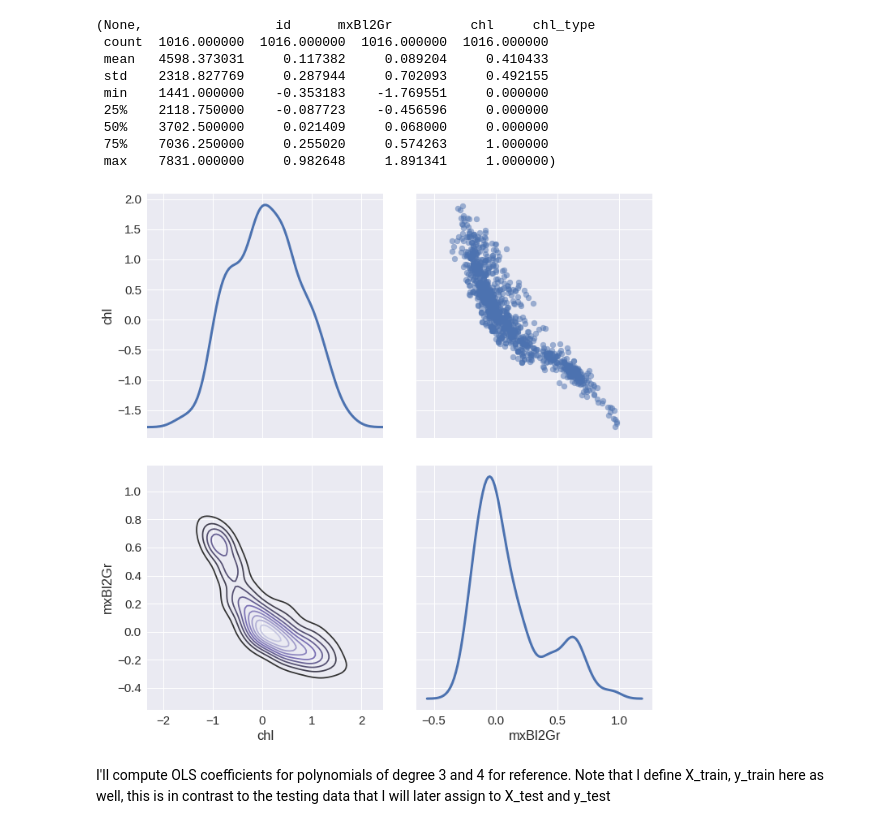
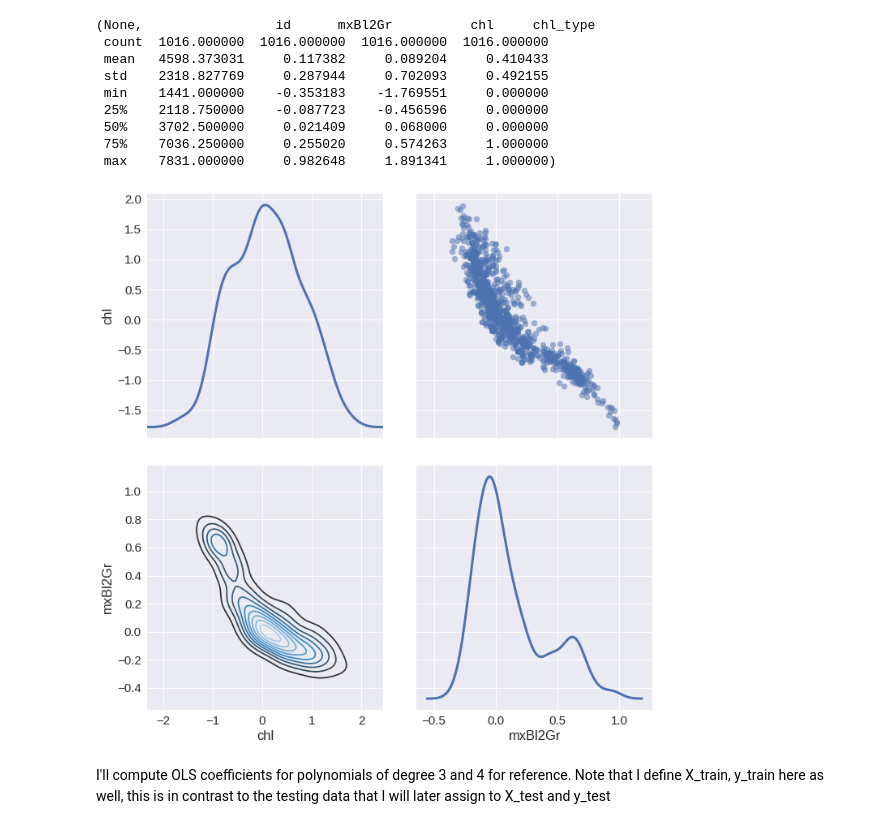
Before and after one commit to madHatter106/Presentations, a Jupyter notebook: OC4x_Bayesian_Perspective.ipynb, the cells around one changed output. Saved outputs shown, nothing was run; the diff lists cells and outputs as text; code cells hidden in the pictures.

```diff
--- a/OC4x_Bayesian_Perspective.ipynb
+++ b/OC4x_Bayesian_Perspective.ipynb
@@ -132,13 +134,13 @@ memory usage: 28.8 KB
  max    7831.000000     0.982648     1.891341     1.000000)
 # %%
 sb.set(font_scale=1.5)
-g = sb.PairGrid(dfLogOCx, vars=['chl', 'mxBl2Gr'],size=5, diag_sharey=False);
+g = sb.PairGrid(dfLogOCx, vars=['chl', 'mxBl2Gr'], size=5, diag_sharey=False);
 g = g.map_upper(pl.scatter,alpha=0.5)
 g = g.map_diag(sb.kdeplot, lw=3)
-g = g.map_lower(sb.kdeplot, cmap="Purples_d");
+g = g.map_lower(sb.kdeplot, cmap="Blues_d");
 g.savefig('./bayesianChl_stuff/dataOverview.png', dpi=300, format='png')
 # %% [output]
-[figure, old version]
+[figure, new version]
 # %% [markdown]
 I'll compute OLS coefficients for polynomials of degree 3 and 4 for reference. Note that I define X_train, y_train here as well, this is in contrast to the testing data that I will later assign to X_test and y_test
 # %%
```
Also changed, not shown: parts of 9 cells of this notebook, 4 other files.
